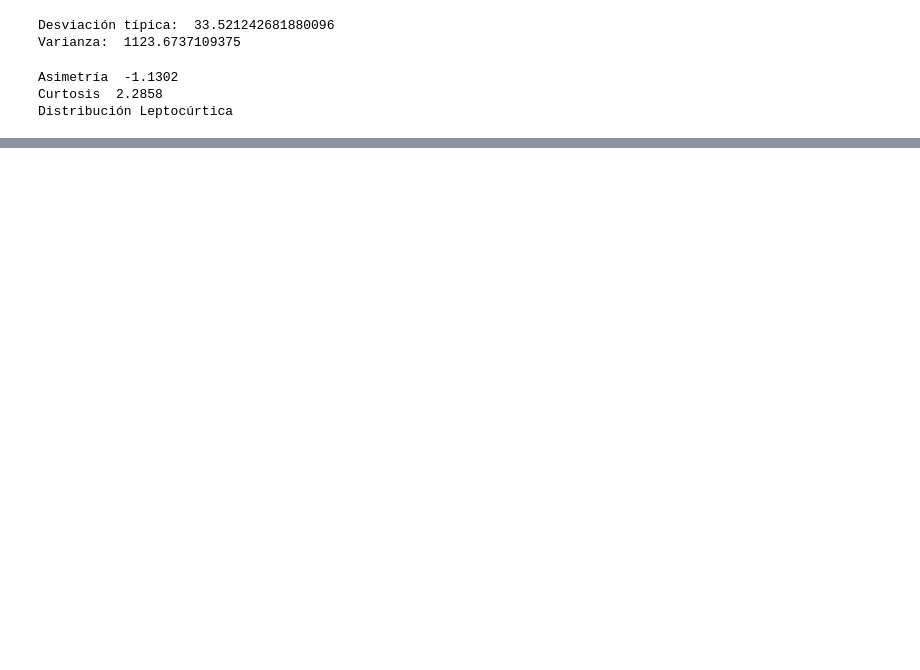
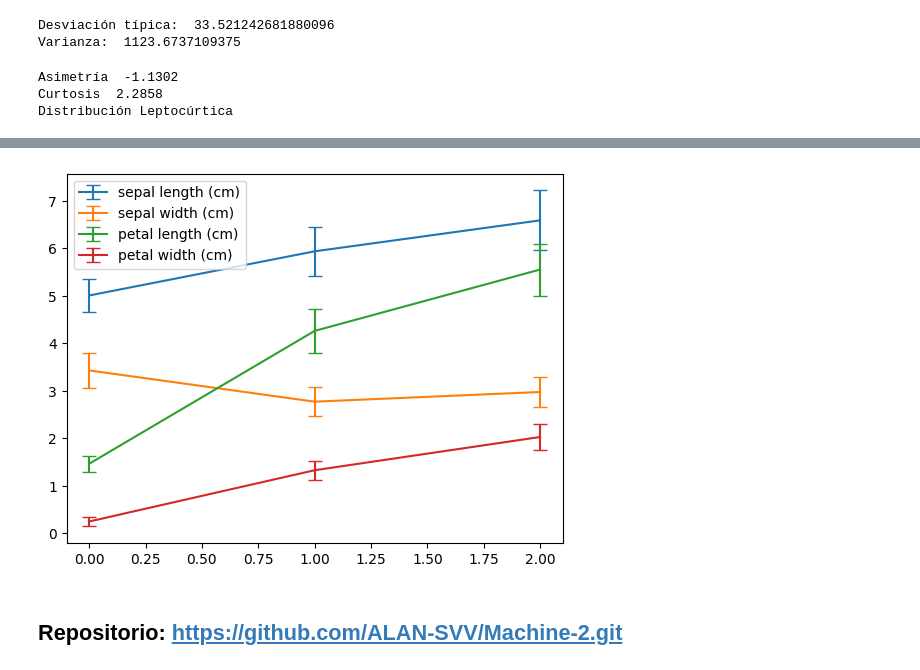
Before and after one commit to ALAN-SVV/Machine-2, a Jupyter notebook: 4-Var_cuantitativas.ipynb, the cells around one changed output, grey strips where cells are left out. Saved outputs shown, nothing was run; the diff lists cells and outputs as text; code cells hidden in the pictures; blank space fills up the shorter version.

Commit message:
Deber Clase 4

```diff
--- a/4-Var_cuantitativas.ipynb
+++ b/4-Var_cuantitativas.ipynb
@@ -113,0 +101,30 @@ C:\Users\Usuario\anaconda3\envs\machine2\Lib\site-packages\sklearn\__init__.py
+# %%
+# EJERCICIO EXTRA SOBRE EL DATASET DE IRIS
+# Extraer la media y la desviación típica de cada variable en función de la clase y representarlo en un gráfico (plt.errorbar)
+import numpy as np
+import matplotlib.pyplot as plt
+from sklearn import datasets
+
+iris = datasets.load_iris()
+X, y = iris.data, iris.target
+
+# Calcular media y desviación por clase
+means = [X[y == i].mean(axis=0) for i in range(3)]
+stds = [X[y == i].std(axis=0) for i in range(3)]
+
+# Graficar
+for i in range(4):
+    plt.errorbar(
+        range(3),
+        [m[i] for m in means],
+        yerr=[s[i] for s in stds],
+        label=iris.feature_names[i],
+        capsize=5
+    )
+
+plt.legend()
+plt.show()
+# %% [output]
+[figure, added]
+# %% [markdown]
+## Repositorio: [https://github.com/ALAN-SVV/Machine-2.git](https://github.com/ALAN-SVV/Machine-2.git)<br>
```
Also changed, not shown: parts of 6 cells of this notebook, 3 other files.
